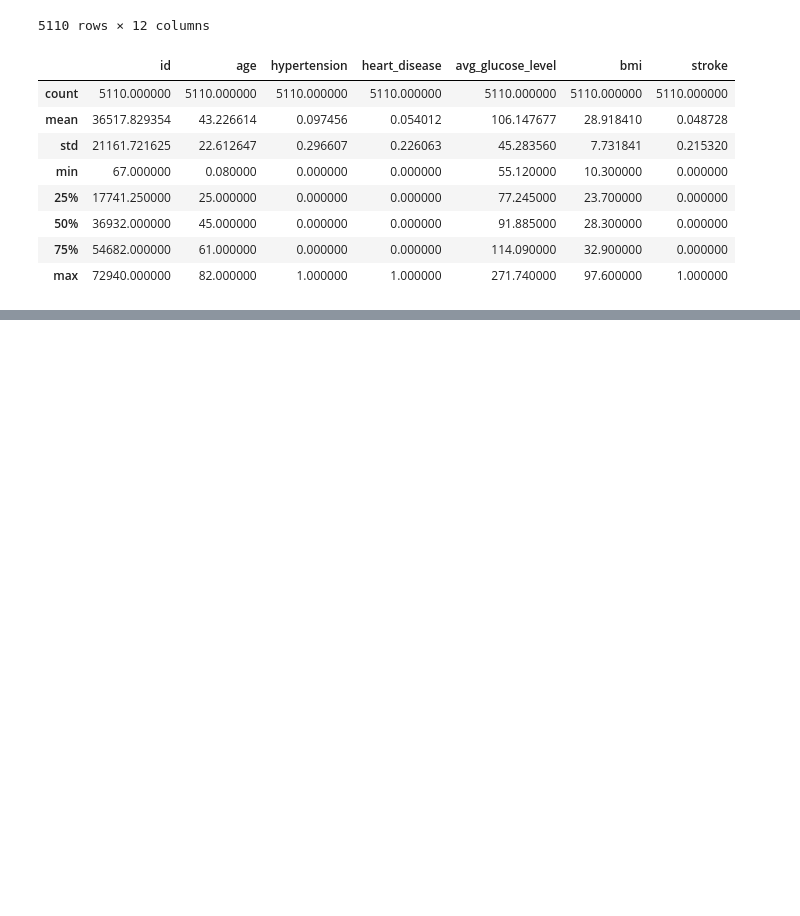
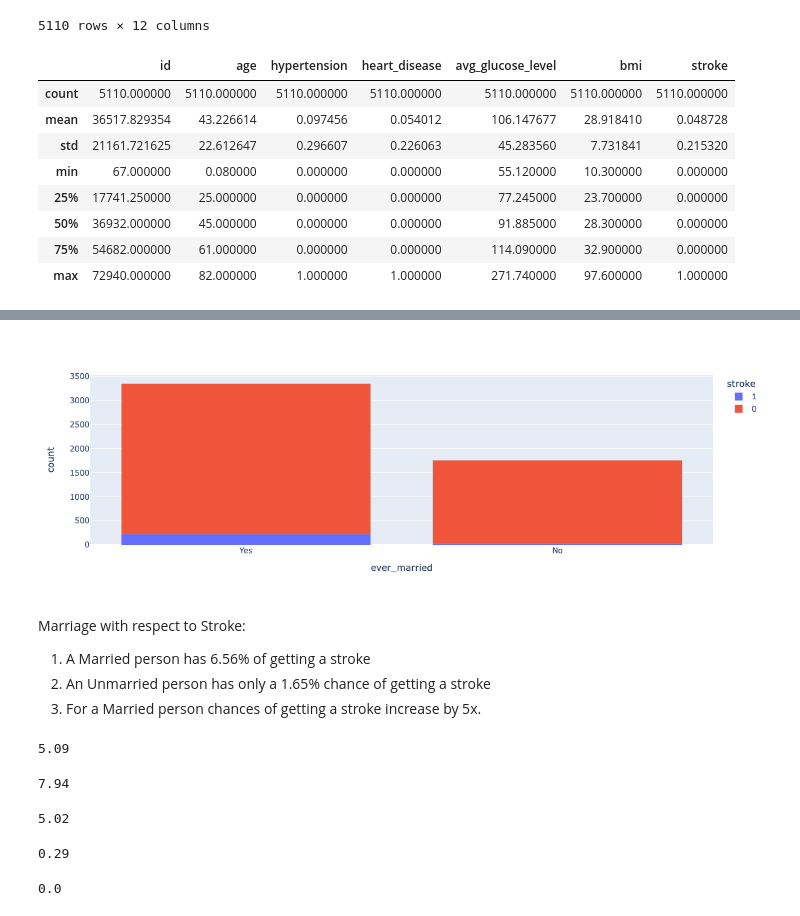
Before and after one commit to AkshayHanchate/Stroke_Prediction, a Jupyter notebook: Stroke_prediction.ipynb, the cells around one changed output, grey strips where cells are left out. Drawn from its saved outputs; the diff is of its cells as text; code cells hidden in the pictures; blank space fills up the shorter version.

```diff
--- a/Stroke_prediction.ipynb
+++ b/Stroke_prediction.ipynb
@@ -143,0 +225,29 @@ df.describe()
+# %%
+px.histogram(df, x="ever_married", color="stroke",width=300, height=400).show()
+# %% [output]
+[figure, added]
+# %% [markdown]
+Marriage with respect to Stroke:
+1. A Married person has 6.56% of getting a stroke
+2. An Unmarried person has only a 1.65% chance of getting a stroke
+3. For a Married person chances of getting a stroke increase by 5x.
+# %%
+round(df[df["work_type"]=="Private"]["stroke"].mean()*100,2)
+# %% [output]
+5.09
+# %%
+round(df[df["work_type"]=="Self-employed"]["stroke"].mean()*100,2)
+# %% [output]
+7.94
+# %%
+round(df[df["work_type"]=="Govt_job"]["stroke"].mean()*100,2)
+# %% [output]
+5.02
+# %%
+round(df[df["work_type"]=="children"]["stroke"].mean()*100,2)
+# %% [output]
+0.29
+# %%
+round(df[df["work_type"]=="Never_worked"]["stroke"].mean()*100,2)
+# %% [output]
+0.0
```
Also changed, not shown: parts of 26 cells of this notebook.
